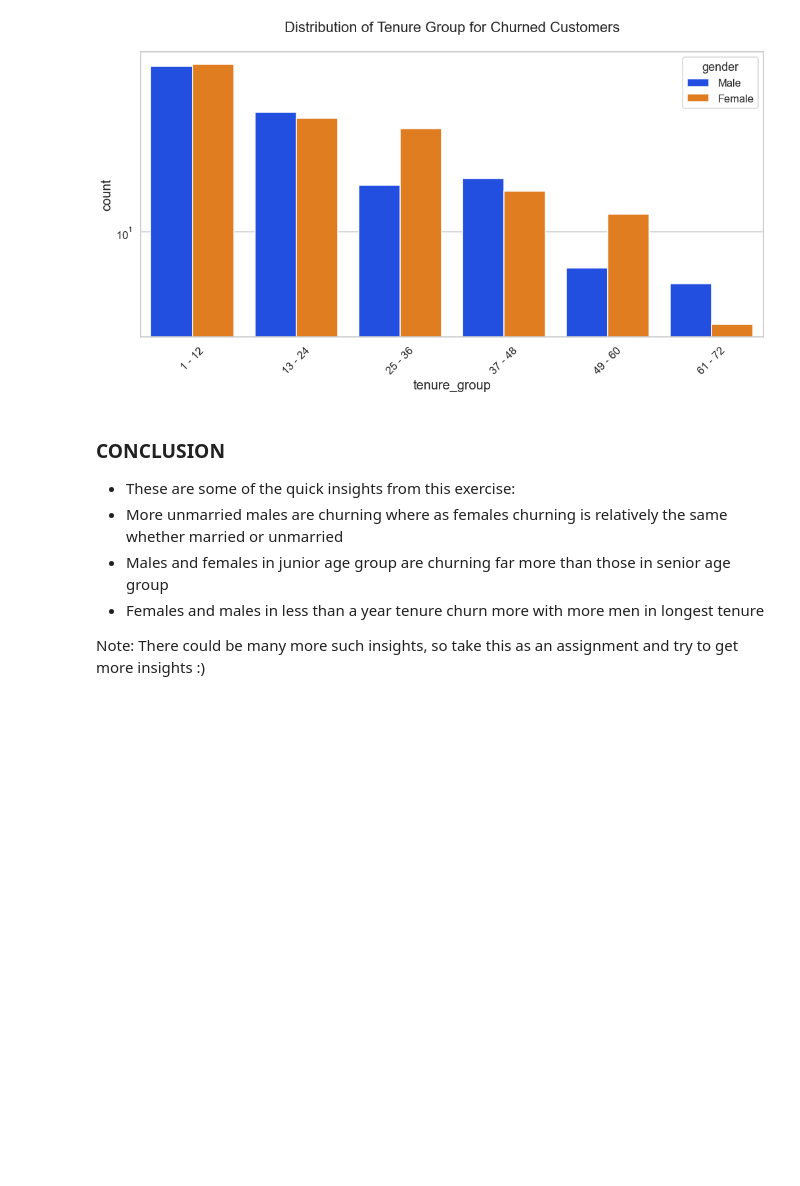
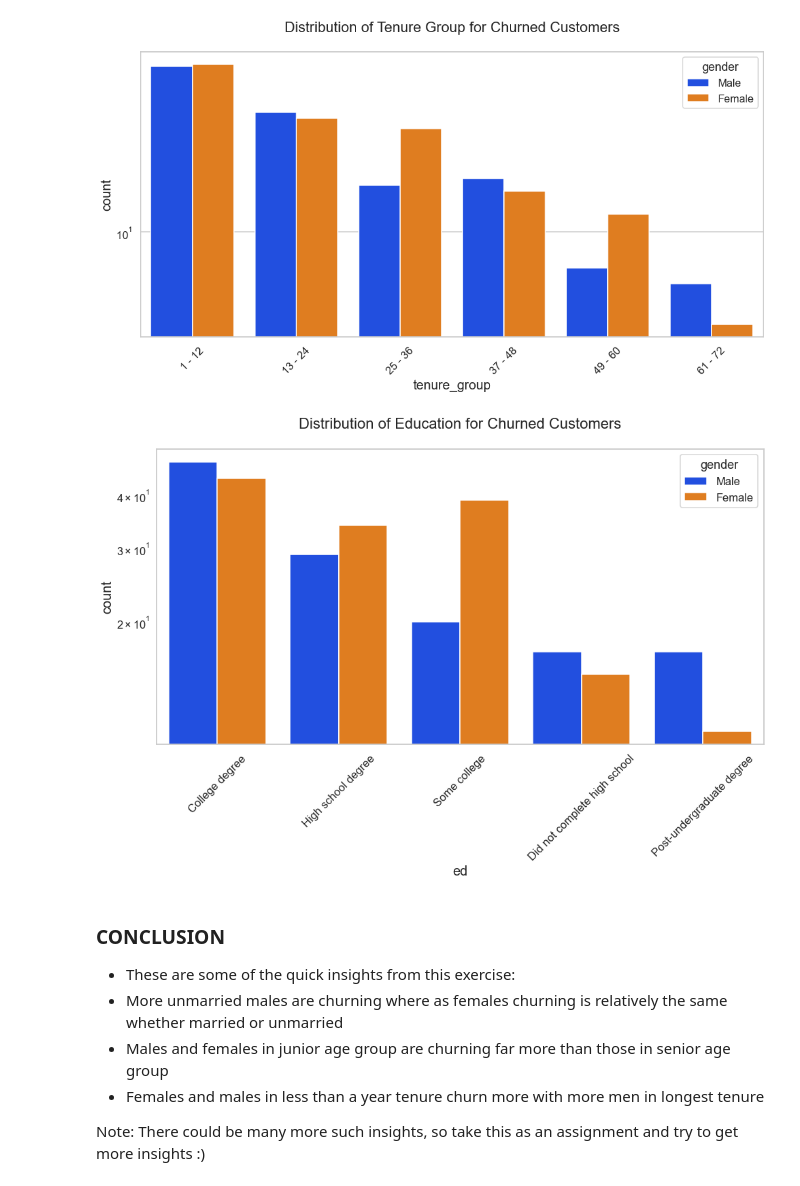
Before and after one commit to KaundaHut/Telco-Customer-Churn, a Jupyter notebook: Telco Customer Churn.ipynb, the cells around one changed output. Saved outputs shown, nothing was run; the diff lists cells and outputs as text; code cells hidden in the pictures; blank space fills up the shorter version.

```diff
--- a/Telco Customer Churn.ipynb
+++ b/Telco Customer Churn.ipynb
@@ -335,6 +340,10 @@ uniplot(new_df1_target1,col='AgeGroup',title='Distribution of AgeGroup for Churn
 uniplot(new_df1_target1,col='tenure_group',title='Distribution of Tenure Group for Churned Customers',hue='gender')
 # %% [output]
 [figure]
+# %%
+uniplot(new_df1_target1,col='ed',title='Distribution of Education for Churned Customers',hue='gender')
+# %% [output]
+[figure, added]
 # %% [markdown]
 ### CONCLUSION
 - These are some of the quick insights from this exercise:
```
Also changed, not shown: parts of 12 cells of this notebook, 1 other file.
